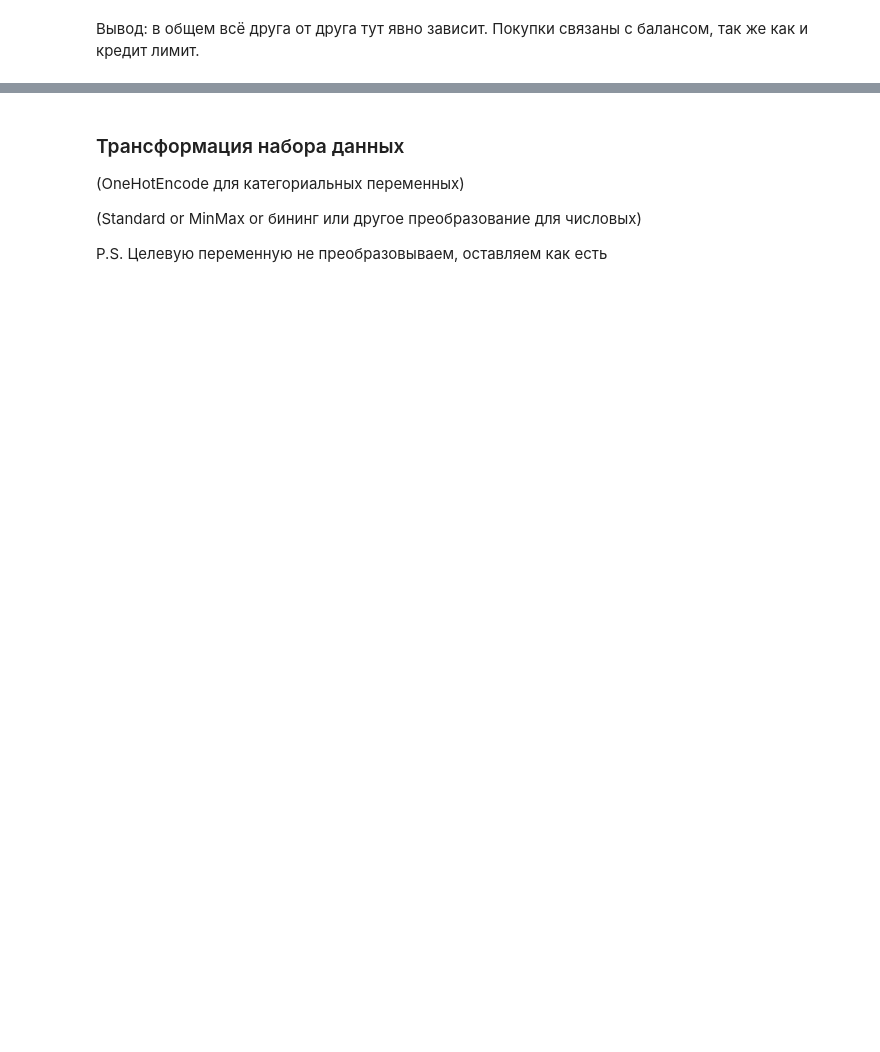
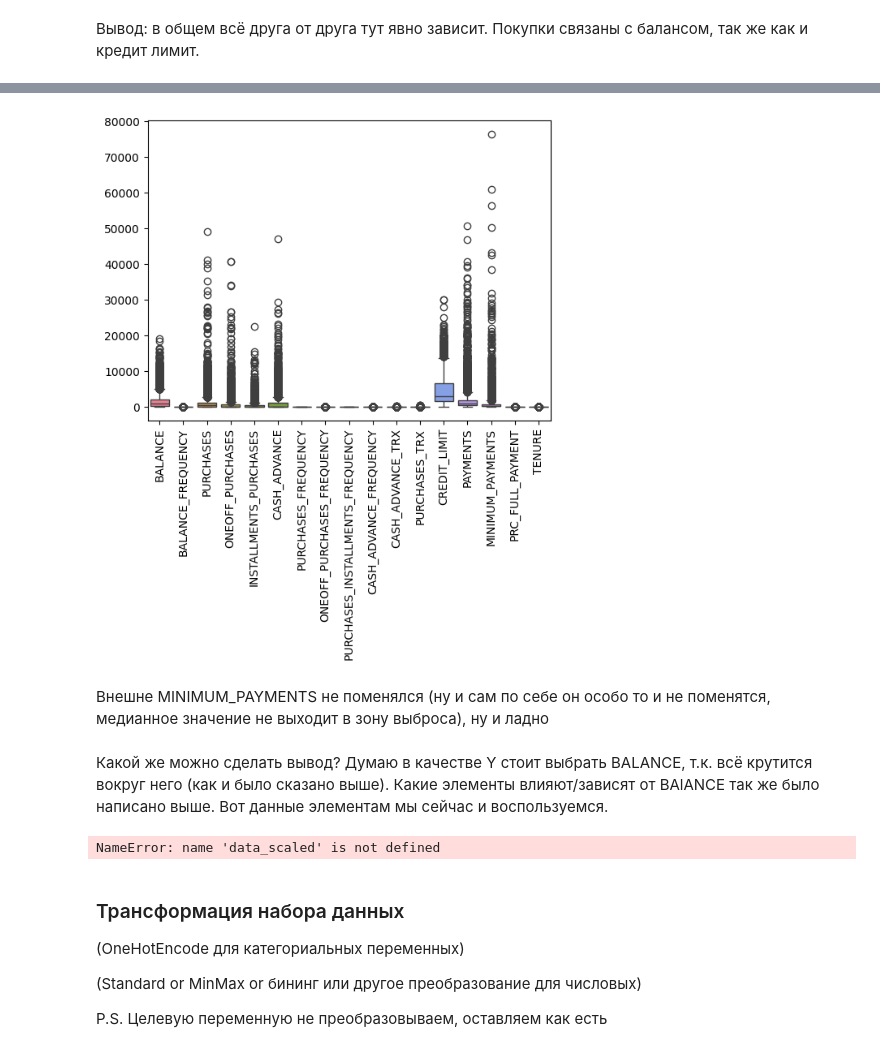
Before and after one commit to Dev-Atom42/MachineLearning-Calobaratory, a Jupyter notebook: Задание_5.ipynb, the cells around one changed output, grey strips where cells are left out. Cells and saved outputs as stored; diff of their text form; code cells hidden in the pictures; blank space fills up the shorter version.

```diff
--- a/Задание_5.ipynb
+++ b/Задание_5.ipynb
@@ -123,3 +150,30 @@ for column in df.columns:
+# %%
+#Попробую заменить пропуски (Всё проанализировано ещё в 4-й работе)
+df['CREDIT_LIMIT'].fillna(df['CREDIT_LIMIT'].median(), inplace=True) #один пропуск был
+df['MINIMUM_PAYMENTS'].fillna(df['MINIMUM_PAYMENTS'].median(), inplace=True) #300 с чем-то пропусков было
+# %%
+#ПО НОВОЙ
+plt.figure()
+plt.xticks(rotation=90)
+sns.boxplot(data=df)
+plt.show()
+# %% [output]
+[figure, added]
+# %% [markdown]
+Внешне MINIMUM_PAYMENTS не поменялся (ну и сам по себе он особо то и не поменятся, медианное значение не выходит в зону выброса), ну и ладно
+# %% [markdown]
+Какой же можно сделать вывод?
+Думаю в качестве Y стоит выбрать BALANCE, т.к. всё крутится вокруг него (как и было сказано выше).
+Какие элементы влияют/зависят от BAlANCE так же было написано выше. Вот данные элементам мы сейчас и воспользуемся.
+# %%
+new_data[['BALANCE', 'CREDIT_LIMIT', 'PRC_FULL_PAYMENT', 'PURCHASES']]
+from sklearn.model_selection import train_test_split
+y = data_scaled.BALANCE
+X = data_scaled.drop('BALANCE', axis=1)
+X_train, X_test, y_train, y_test = train_test_split(X, y, test_size=0.2, random_state=42)
+y_train, y_test
+# %% [output]
+NameError: name 'data_scaled' is not defined
 # %% [markdown]
 ### Трансформация набора данных
 
```
Also changed, not shown: parts of 12 cells of this notebook.
